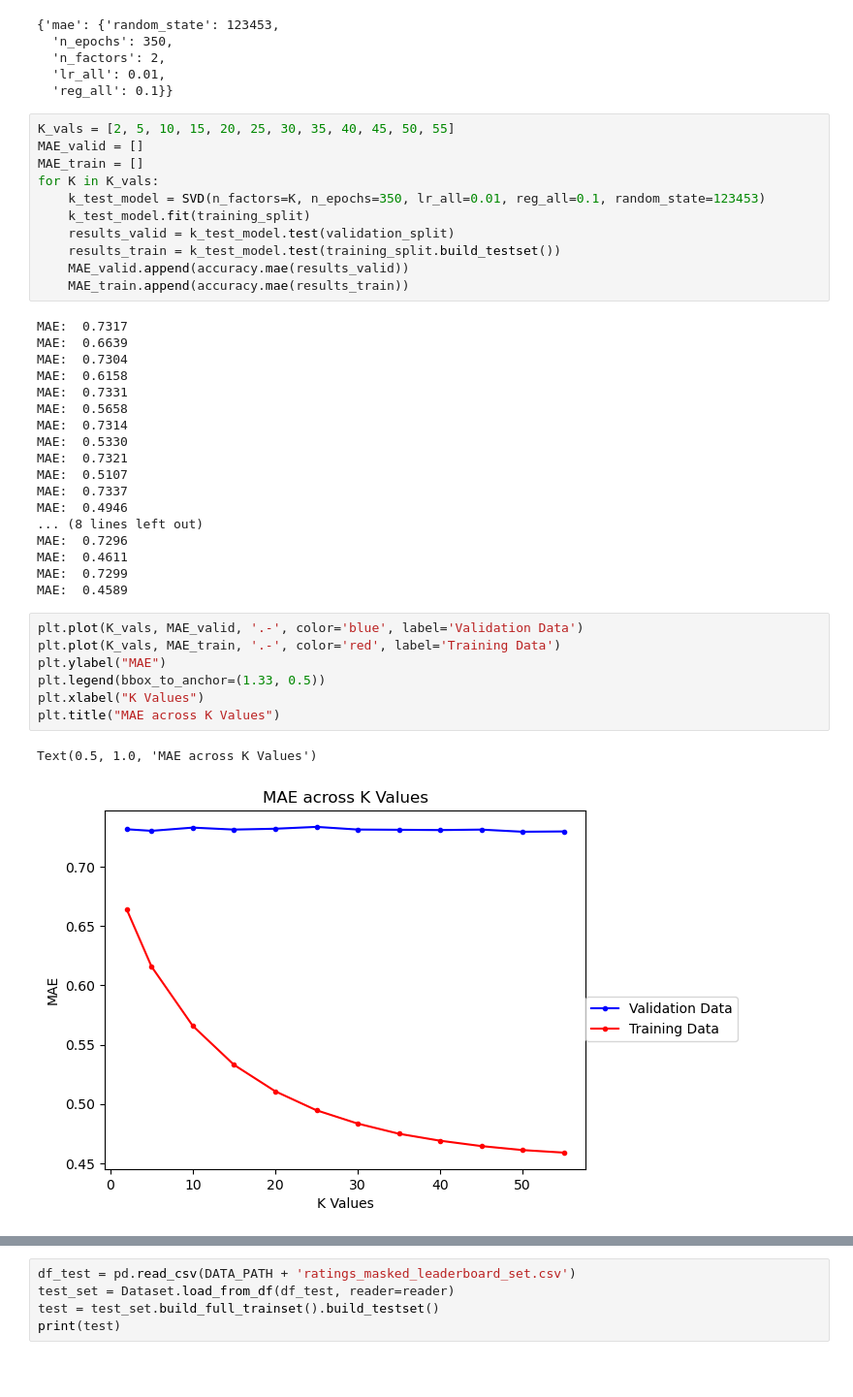
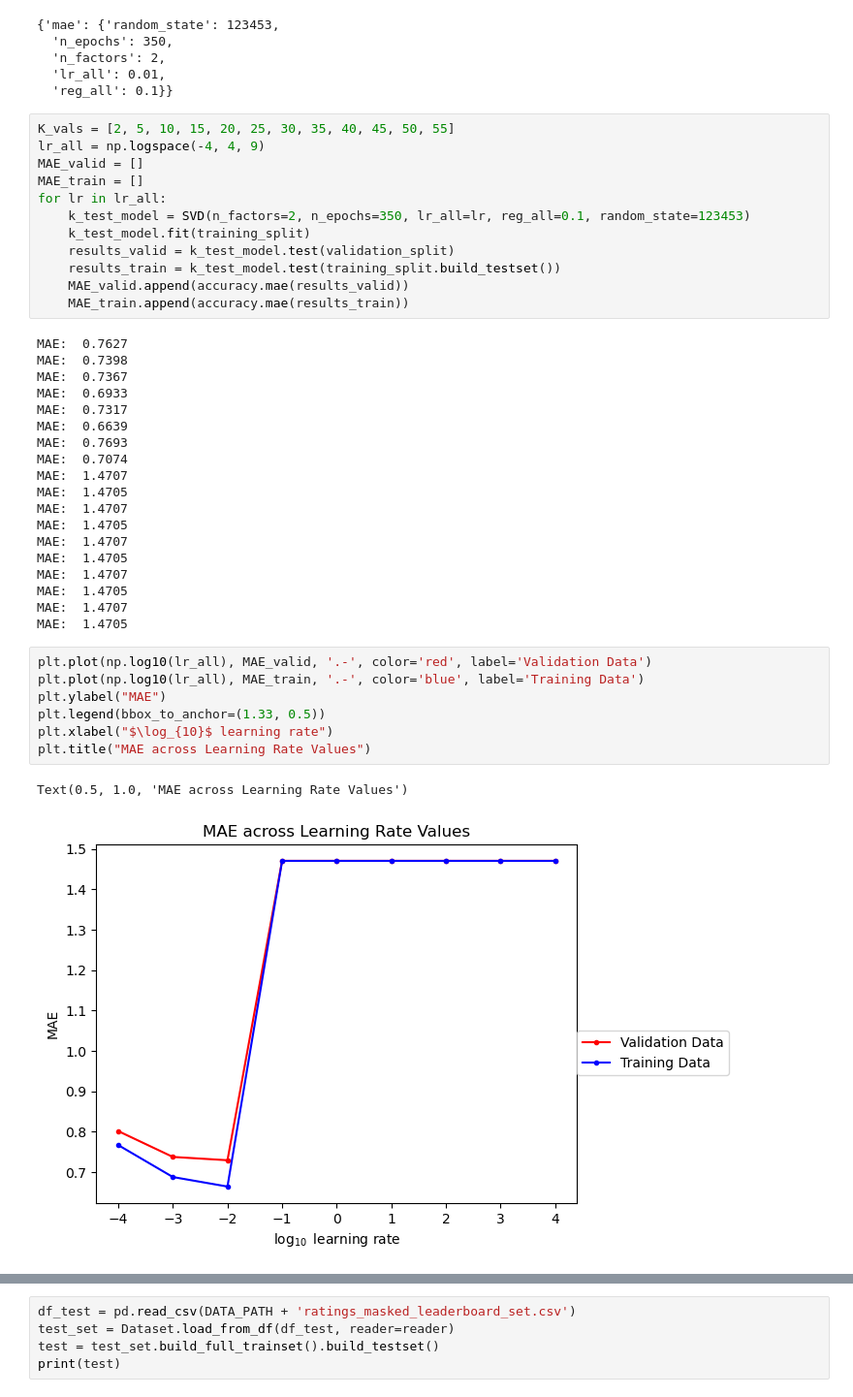
Before and after one commit to davidshapiro13/ML-ProjectB-November2025, a Jupyter notebook: part2 jupiter.ipynb, the cells around one changed output, grey strips where cells are left out. Shown at 97% size. Saved outputs shown, nothing was run; the diff lists cells and outputs as text; blank space fills up the shorter version.

```diff
--- a/part2 jupiter.ipynb
+++ b/part2 jupiter.ipynb
@@ -68,40 +75,42 @@ grid_searcher.best_params
   'reg_all': 0.1}}
 # %%
 K_vals = [2, 5, 10, 15, 20, 25, 30, 35, 40, 45, 50, 55]
+lr_all = np.logspace(-4, 4, 9)
 MAE_valid = []
 MAE_train = []
-for K in K_vals:
-    k_test_model = SVD(n_factors=K, n_epochs=350, lr_all=0.01, reg_all=0.1, random_state=123453)
+for lr in lr_all:
+    k_test_model = SVD(n_factors=2, n_epochs=350, lr_all=lr, reg_all=0.1, random_state=123453)
     k_test_model.fit(training_split)
     results_valid = k_test_model.test(validation_split)
     results_train = k_test_model.test(training_split.build_testset())
     MAE_valid.append(accuracy.mae(results_valid))
     MAE_train.append(accuracy.mae(results_train))
 # %% [output]
+MAE:  0.7627
+MAE:  0.7398
+MAE:  0.7367
+MAE:  0.6933
 MAE:  0.7317
 MAE:  0.6639
-MAE:  0.7304
-MAE:  0.6158
-MAE:  0.7331
-MAE:  0.5658
-MAE:  0.7314
-MAE:  0.5330
-MAE:  0.7321
-MAE:  0.5107
-MAE:  0.7337
-MAE:  0.4946
-... (8 lines left out)
-MAE:  0.7296
-MAE:  0.4611
-MAE:  0.7299
-MAE:  0.4589
+MAE:  0.7693
+MAE:  0.7074
+MAE:  1.4707
+MAE:  1.4705
+MAE:  1.4707
+MAE:  1.4705
+MAE:  1.4707
+MAE:  1.4705
+MAE:  1.4707
+MAE:  1.4705
+MAE:  1.4707
+MAE:  1.4705
 # %%
-plt.plot(K_vals, MAE_valid, '.-', color='blue', label='Validation Data')
-plt.plot(K_vals, MAE_train, '.-', color='red', label='Training Data')
+plt.plot(np.log10(lr_all), MAE_valid, '.-', color='red', label='Validation Data')
+plt.plot(np.log10(lr_all), MAE_train, '.-', color='blue', label='Training Data')
 plt.ylabel("MAE")
 plt.legend(bbox_to_anchor=(1.33, 0.5))
-plt.xlabel("K Values")
-plt.title("MAE across K Values")
+plt.xlabel("$\log_{10}$ learning rate")
+plt.title("MAE across Learning Rate Values")
 # %% [output]
-Text(0.5, 1.0, 'MAE across K Values')
+Text(0.5, 1.0, 'MAE across Learning Rate Values')
-[figure, old version]
+[figure, new version]
```
Also changed, not shown: parts of 11 cells of this notebook, 13 other files.
